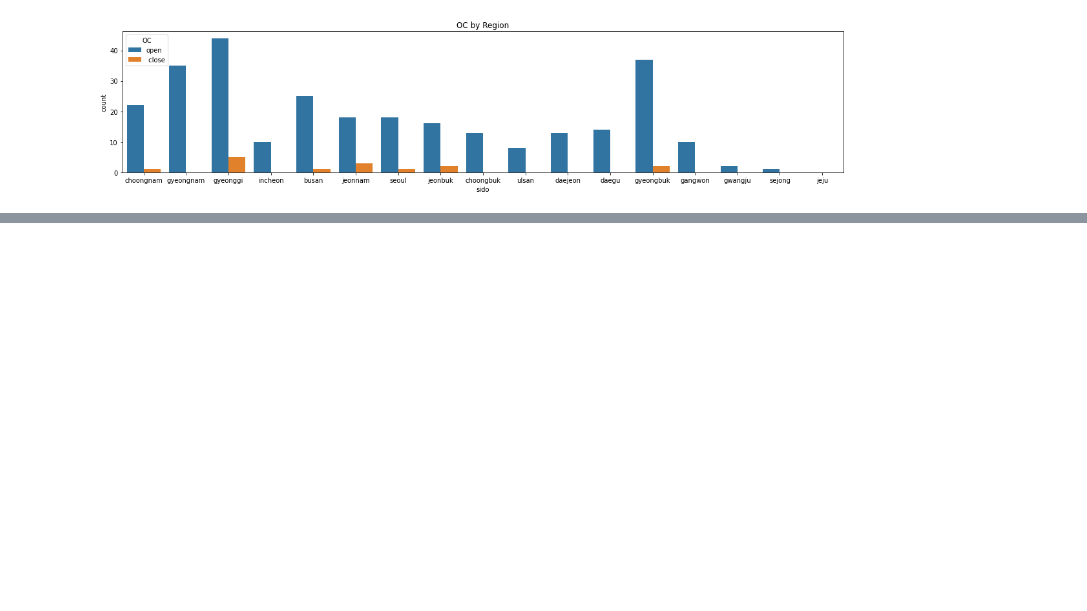
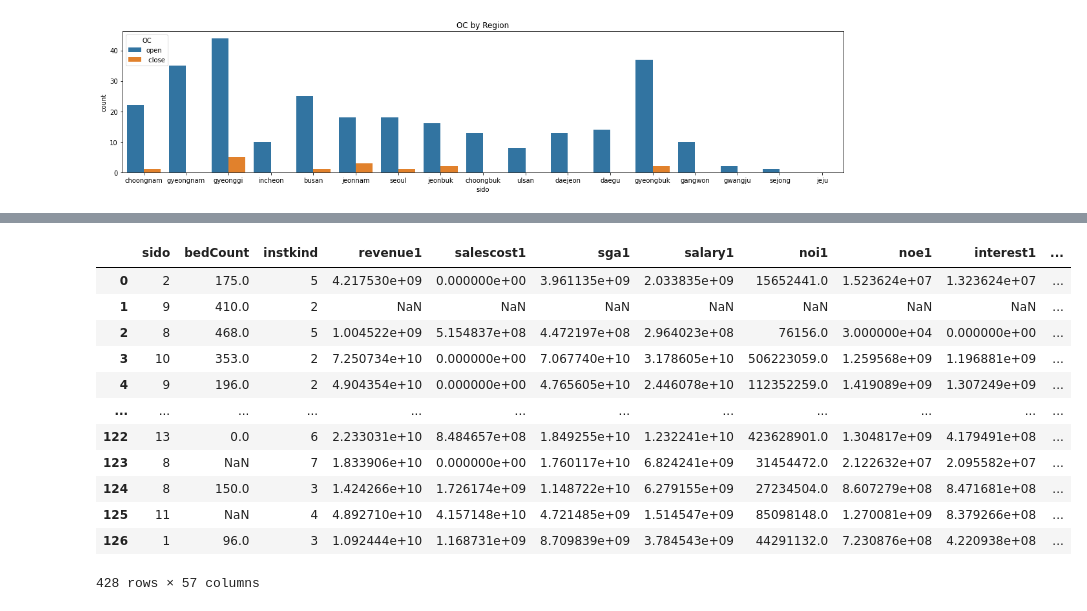
Before and after one commit to hhh6593/Dacon, a Jupyter notebook: Dacon_project_notebook.ipynb, the cells around one changed output, grey strips where cells are left out. Saved outputs shown, nothing was run; the diff lists cells and outputs as text; code cells hidden in the pictures; blank space fills up the shorter version.

```diff
--- a/Dacon_project_notebook.ipynb
+++ b/Dacon_project_notebook.ipynb
@@ -159,3 +170,23 @@ alldata2
+# %%
+le = LabelEncoder()
+le_col = ['sido','instkind','ownerChange']
+for i in le_col:
+    alldata2[i]=le.fit_transform(list(alldata2[i]))
+alldata2
+# %% [output]
+|  | sido | bedCount | instkind | revenue1 | salescost1 | sga1 | salary1 | noi1 | noe1 | interest1 | ... |
+| 0 | 2 | 175.0 | 5 | 4.217530e+09 | 0.000000e+00 | 3.961135e+09 | 2.033835e+09 | 15652441.0 | 1.523624e+07 | 1.323624e+07 | ... |
+| 1 | 9 | 410.0 | 2 | NaN | NaN | NaN | NaN | NaN | NaN | NaN | ... |
+| 2 | 8 | 468.0 | 5 | 1.004522e+09 | 5.154837e+08 | 4.472197e+08 | 2.964023e+08 | 76156.0 | 3.000000e+04 | 0.000000e+00 | ... |
+| 3 | 10 | 353.0 | 2 | 7.250734e+10 | 0.000000e+00 | 7.067740e+10 | 3.178605e+10 | 506223059.0 | 1.259568e+09 | 1.196881e+09 | ... |
+| 4 | 9 | 196.0 | 2 | 4.904354e+10 | 0.000000e+00 | 4.765605e+10 | 2.446078e+10 | 112352259.0 | 1.419089e+09 | 1.307249e+09 | ... |
+| ... | ... | ... | ... | ... | ... | ... | ... | ... | ... | ... | ... |
+| 122 | 13 | 0.0 | 6 | 2.233031e+10 | 8.484657e+08 | 1.849255e+10 | 1.232241e+10 | 423628901.0 | 1.304817e+09 | 4.179491e+08 | ... |
+| 123 | 8 | NaN | 7 | 1.833906e+10 | 0.000000e+00 | 1.760117e+10 | 6.824241e+09 | 31454472.0 | 2.122632e+07 | 2.095582e+07 | ... |
+| 124 | 8 | 150.0 | 3 | 1.424266e+10 | 1.726174e+09 | 1.148722e+10 | 6.279155e+09 | 27234504.0 | 8.607279e+08 | 8.471681e+08 | ... |
+| 125 | 11 | NaN | 4 | 4.892710e+10 | 4.157148e+10 | 4.721485e+09 | 1.514547e+09 | 85098148.0 | 1.270081e+09 | 8.379266e+08 | ... |
+| 126 | 1 | 96.0 | 3 | 1.092444e+10 | 1.168731e+09 | 8.709839e+09 | 3.784543e+09 | 44291132.0 | 7.230876e+08 | 4.220938e+08 | ... |
+428 rows × 57 columns
 # %%
 alldata3=alldata2.fillna(-1)
 alldata3
```
Also changed, not shown: parts of 13 cells of this notebook.
